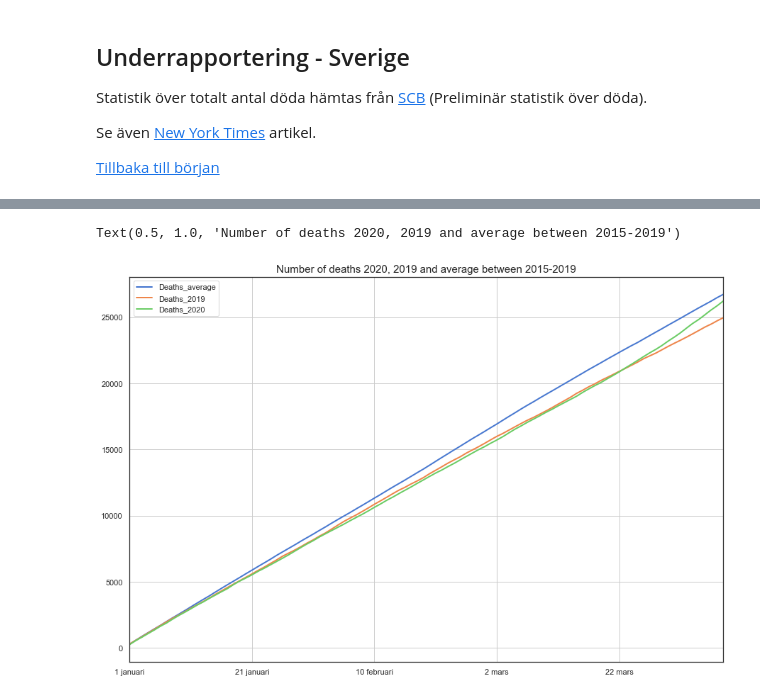
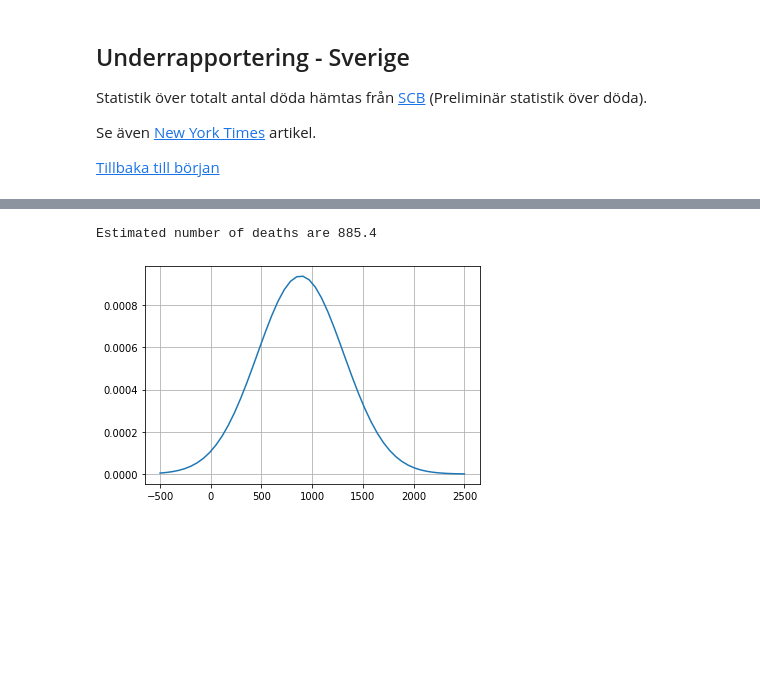
Before and after one commit to Frallmeister/covid19, a Jupyter notebook: corona_notebook.ipynb, the cells around one changed output, grey strips where cells are left out. Drawn from its saved outputs; the diff is of its cells as text; code cells hidden in the pictures; blank space fills up the shorter version.

```diff
--- a/corona_notebook.ipynb
+++ b/corona_notebook.ipynb
@@ -324,9 +375,16 @@ Text(0.5, 1.0, 'Cumulative difference between the number of deaths 2020, without
-# %%
-fig, ax = plt.subplots()
-kwargs = {'grid': True, 'lw':2, 'figsize': (15,10), 'ax': ax}
-
-df_sweden.iloc[:last_reliable_day,:].cumsum().plot(y=['Deaths_average', 'Deaths_2019', 'Deaths_2020'], **kwargs)
-ax.set_title('Number of deaths 2020, 2019 and average between 2015-2019', fontsize=15)
-# %% [output]
-Text(0.5, 1.0, 'Number of deaths 2020, 2019 and average between 2015-2019')
-[figure, removed]
+# %%
+diff = []
+for y in range(2015, 2020):
+    df_temp = df_sweden.iloc[index_first_death:last_reliable_day,:].cumsum()['Deaths_2020'] - \
+            df_sweden.iloc[index_first_death:last_reliable_day,:].cumsum()[f'Deaths_{y}']
+    diff.append(df_temp.iloc[-1])
+mean_diff = np.mean(diff)
+std_diff = np.std(diff)
+
+x = np.linspace(-500,2500)
+plt.plot(x, norm.pdf(x, mean_diff, std_diff))
+plt.grid()
+print(f"Estimated number of deaths are {mean_diff}")
+# %% [output]
+Estimated number of deaths are 885.4
+[figure, added]
```
Also changed, not shown: parts of 8 cells of this notebook.
